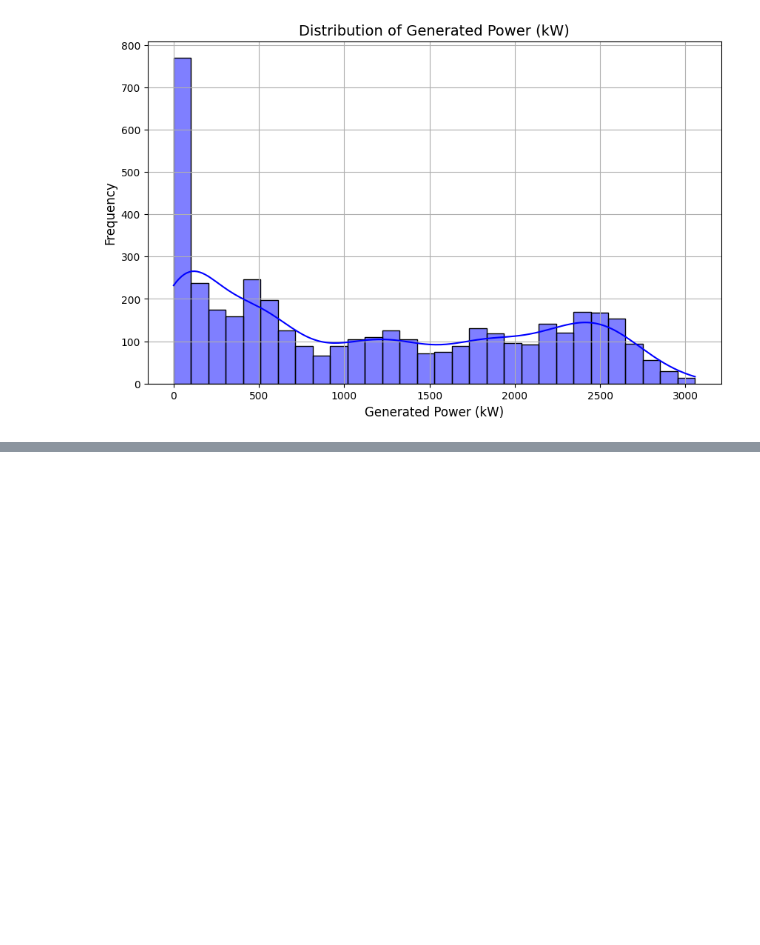
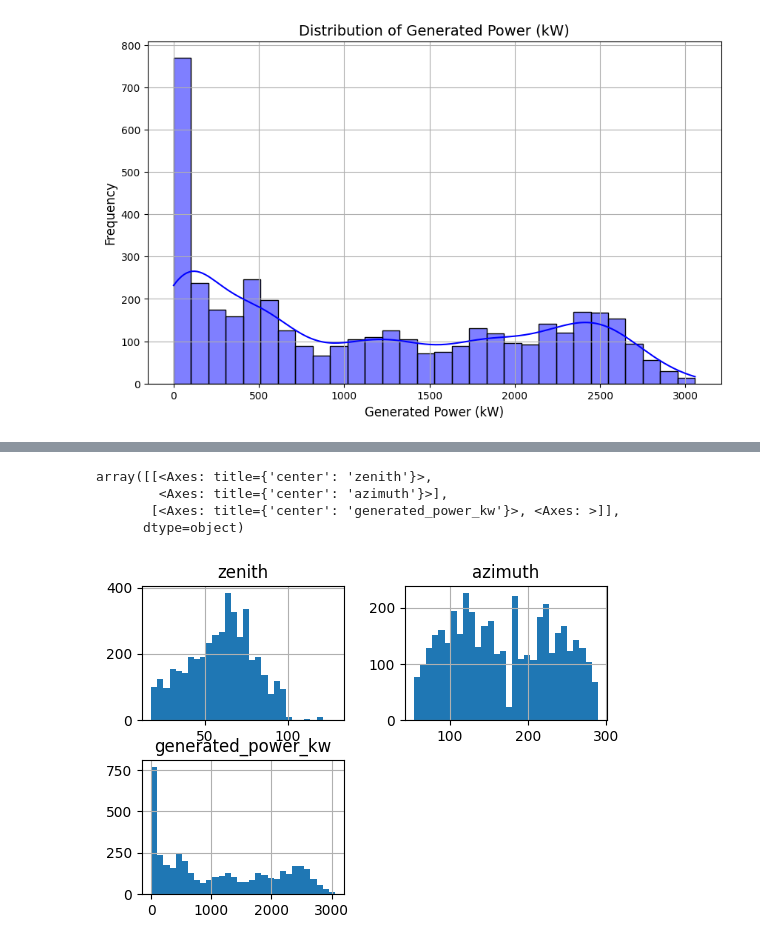
Before and after one commit to rohit-kumar-gautam/Solar-power-prediction-using-linear-regression-model, a Jupyter notebook: Predicting-Solar-Power-Output-Using-Linear-Regression-main/Solar Power Prediction/solarpowerpredicition.ipynb, the cells around one changed output, grey strips where cells are left out. Drawn from its saved outputs; the diff is of its cells as text; code cells hidden in the pictures; blank space fills up the shorter version.

```diff
--- a/Predicting-Solar-Power-Output-Using-Linear-Regression-main/Solar Power Prediction/solarpowerpredicition.ipynb
+++ b/Predicting-Solar-Power-Output-Using-Linear-Regression-main/Solar Power Prediction/solarpowerpredicition.ipynb
@@ -196,0 +204,8 @@ plt.show()
+# %%
+df[df.columns[18:21]].hist(bins=30, figsize=(6,4))
+# %% [output]
+array([[<Axes: title={'center': 'zenith'}>,
+        <Axes: title={'center': 'azimuth'}>],
+       [<Axes: title={'center': 'generated_power_kw'}>, <Axes: >]],
+      dtype=object)
+[figure, added]
```
Also changed, not shown: parts of 7 cells of this notebook.
